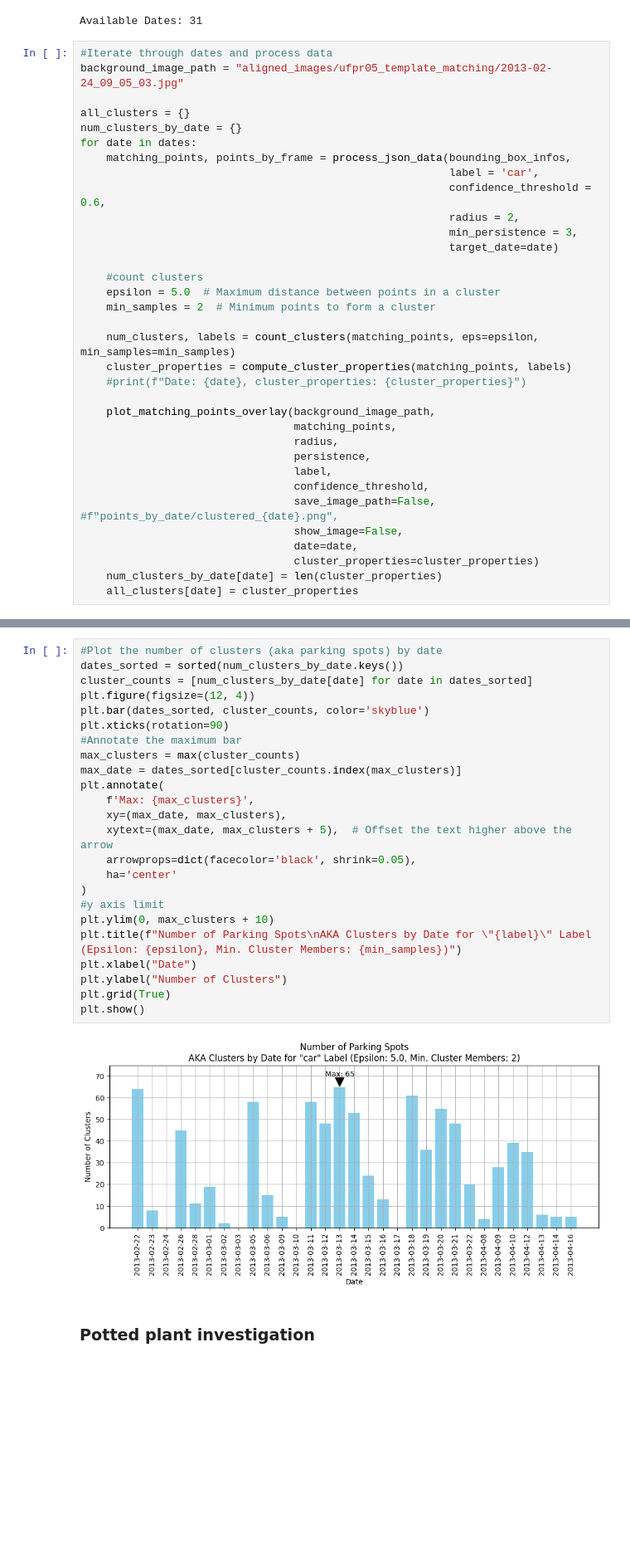
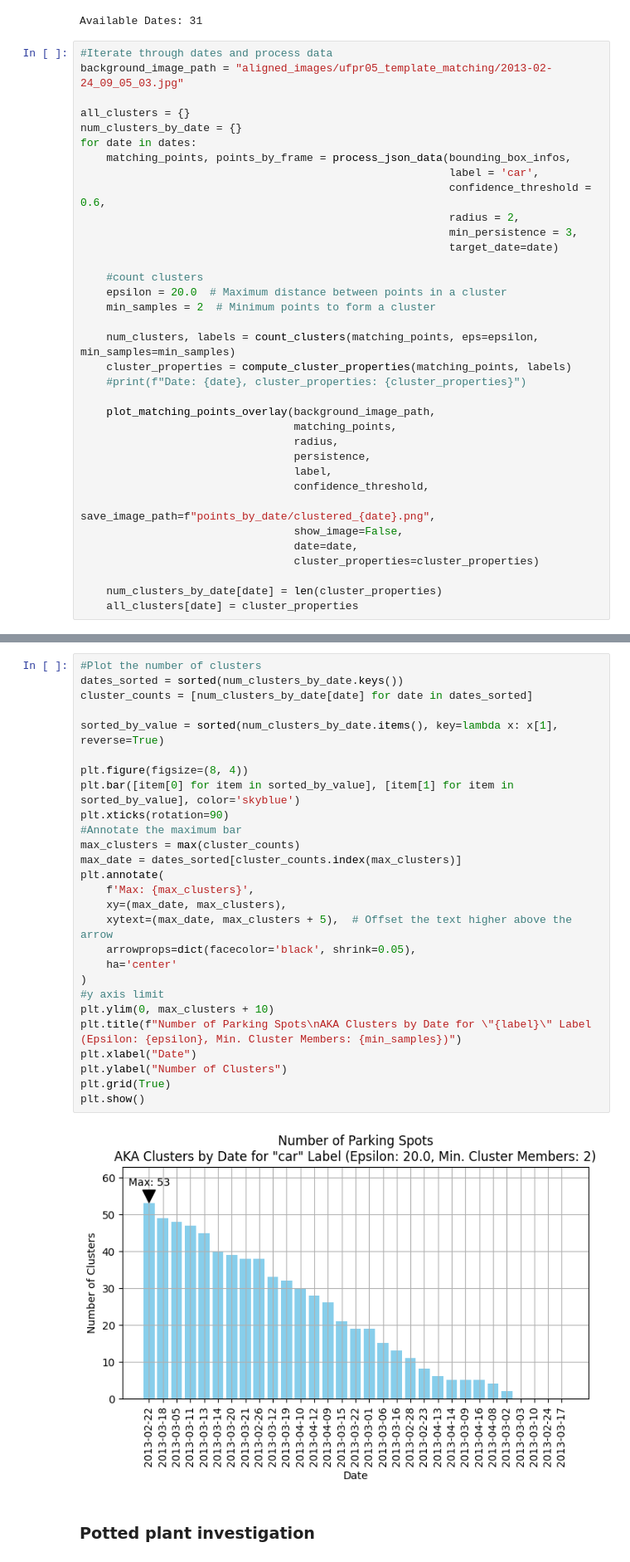
Before and after one commit to JohnAllanE/parking-lot-yolo, a Jupyter notebook: plot_bounding_boxes.ipynb, the cells around one changed output, grey strips where cells are left out. Shown at 83% size. Cells and saved outputs as stored; diff of their text form; blank space fills up the shorter version.

```diff
--- a/plot_bounding_boxes.ipynb
+++ b/plot_bounding_boxes.ipynb
@@ -462,7 +462,7 @@ for date in dates:
                                                          target_date=date)
 
     #count clusters
-    epsilon = 5.0  # Maximum distance between points in a cluster
+    epsilon = 20.0  # Maximum distance between points in a cluster
     min_samples = 2  # Minimum points to form a cluster
 
     num_clusters, labels = count_clusters(matching_points, eps=epsilon, min_samples=min_samples)
@@ -475,9 +475,10 @@ for date in dates:
                                  persistence,
                                  label,
                                  confidence_threshold,
-                                 save_image_path=False, #f"points_by_date/clustered_{date}.png",
+                                 save_image_path=f"points_by_date/clustered_{date}.png",
                                  show_image=False,
                                  date=date,
                                  cluster_properties=cluster_properties)
+
     num_clusters_by_date[date] = len(cluster_properties)
     all_clusters[date] = cluster_properties
@@ -484,29 +545,32 @@ for date in dates:
 # %%
-#Plot the number of clusters (aka parking spots) by date
+#Plot the number of clusters
 dates_sorted = sorted(num_clusters_by_date.keys())
 cluster_counts = [num_clusters_by_date[date] for date in dates_sorted]
-plt.figure(figsize=(12, 4))
-plt.bar(dates_sorted, cluster_counts, color='skyblue')
+
+sorted_by_value = sorted(num_clusters_by_date.items(), key=lambda x: x[1], reverse=True)
+
+plt.figure(figsize=(8, 4))
+plt.bar([item[0] for item in sorted_by_value], [item[1] for item in sorted_by_value], color='skyblue')
 plt.xticks(rotation=90)
 #Annotate the maximum bar
 max_clusters = max(cluster_counts)
 max_date = dates_sorted[cluster_counts.index(max_clusters)]
 plt.annotate(
     f'Max: {max_clusters}',
     xy=(max_date, max_clusters),
     xytext=(max_date, max_clusters + 5),  # Offset the text higher above the arrow
     arrowprops=dict(facecolor='black', shrink=0.05),
     ha='center'
 )
 #y axis limit
 plt.ylim(0, max_clusters + 10)
 plt.title(f"Number of Parking Spots\nAKA Clusters by Date for \"{label}\" Label (Epsilon: {epsilon}, Min. Cluster Members: {min_samples})")
 plt.xlabel("Date")
 plt.ylabel("Number of Clusters")
 plt.grid(True)
 plt.show()
 # %% [output]
-[figure, old version]
+[figure, new version]
 # %% [markdown]
 ### Potted plant investigation
 # %%
```
Also changed, not shown: parts of 6 cells of this notebook, 4 other files.
